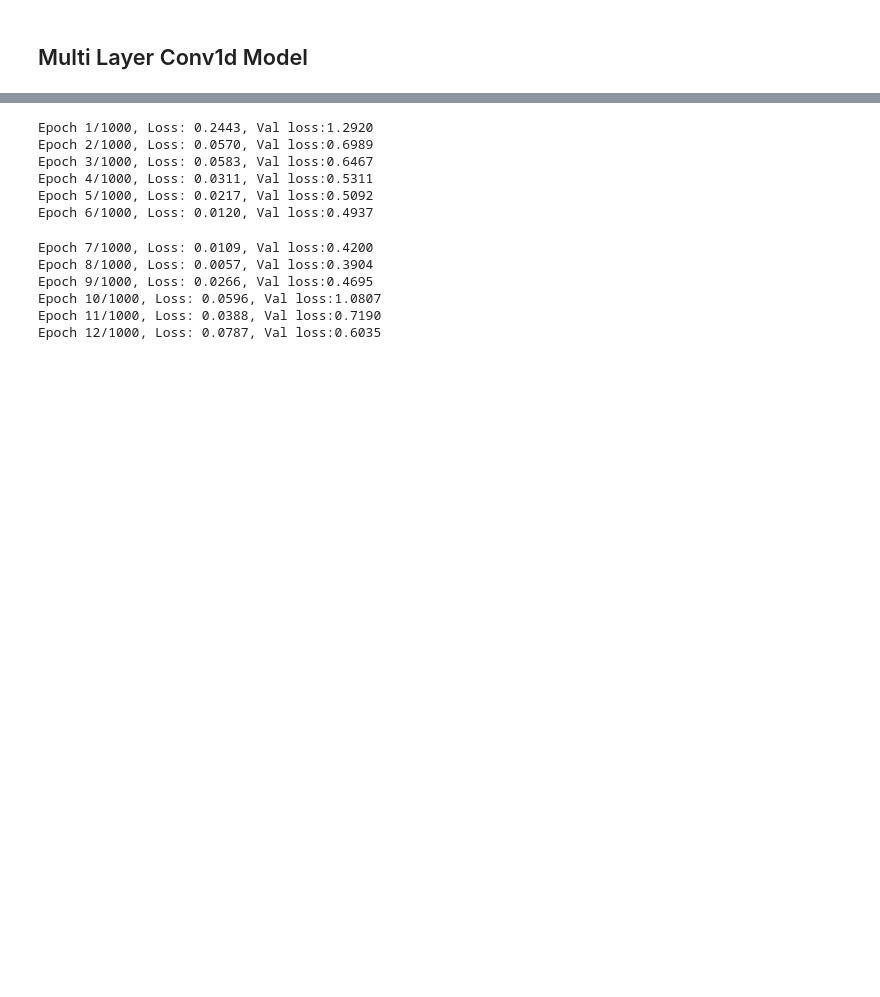
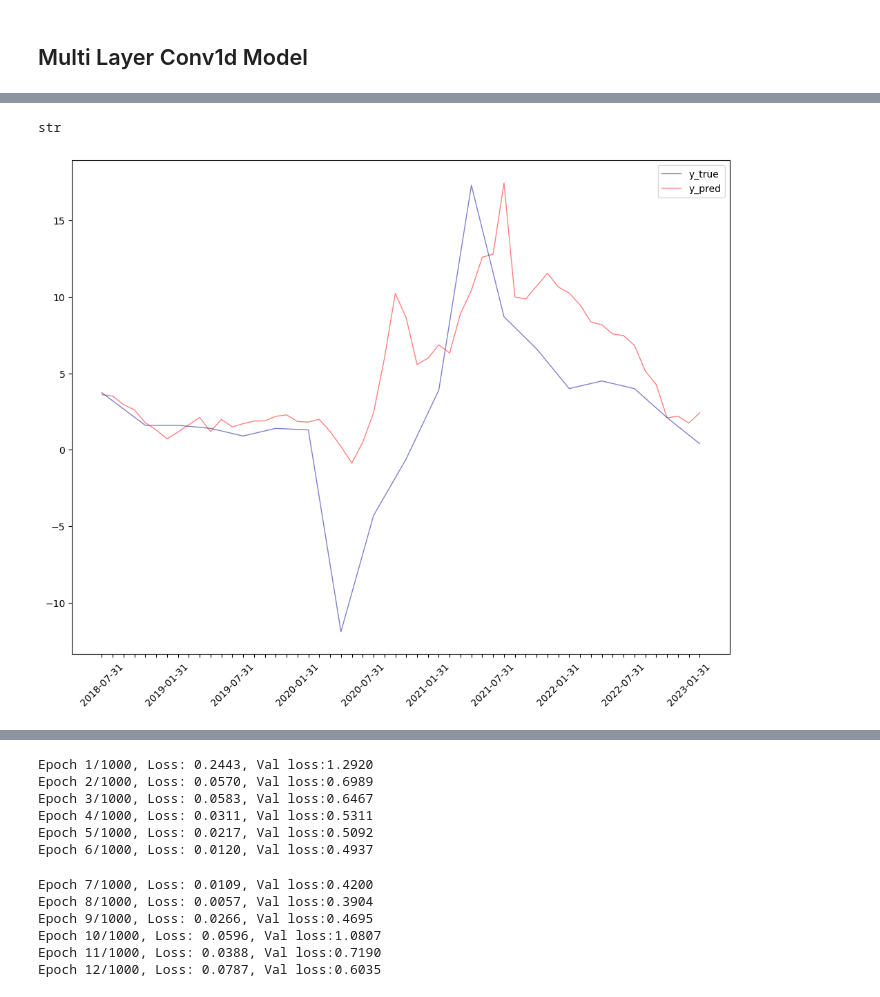
Before and after one commit to davzoku/nowcasting, a Jupyter notebook: CNN.ipynb, the cells around one changed output, grey strips where cells are left out. Saved outputs shown, nothing was run; the diff lists cells and outputs as text; code cells hidden in the pictures; blank space fills up the shorter version.

```diff
--- a/CNN.ipynb
+++ b/CNN.ipynb
@@ -262,11 +360,16 @@ Test Loss: 2.6331, MSE: 45.3221, RMSE: 6.6617, MAE: 5.7382
 batch_size=18
 
 # train and test dataloaders for lookback=6, lookahead=1
-lookback=6
+lookback=12
 lookahead=1
 learning_rate = 0.001
 n_features = 15
 num_epochs = 200
+
+total_dataloader3 = WindowGenerator(X_train, y_train,
+                                  lookback=lookback,
+                                  lookahead=lookahead,
+                                  batch_size=batch_size).make_dataloader()
 
 train_dataloader3 = WindowGenerator(X_train, y_train,
                                   lookback=lookback,
@@ -498,0 +490,11 @@ test_loader_1m = WindowGenerator(test,
+# %%
+type(test_dateindex[0])
+# %% [output]
+str
+# %%
+lookback = 6
+lookahead = 1
+plot_predictions(model_single, test_dataloader1,
+                 test_dateindex, lookback, lookahead, y_scaler)
+# %% [output]
+[figure, added]
```
Also changed, not shown: parts of 18 cells of this notebook, 1 other file.
